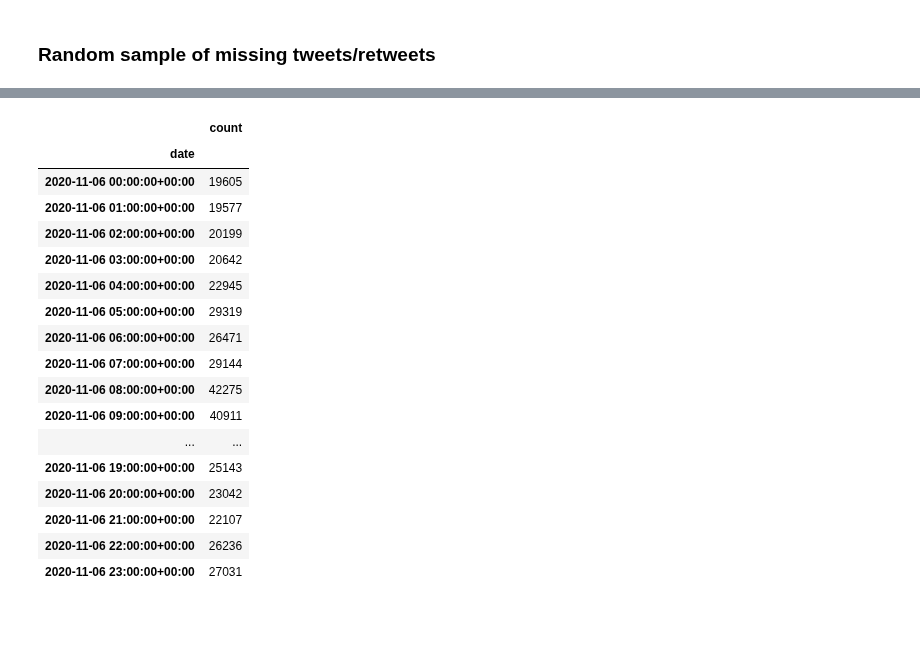
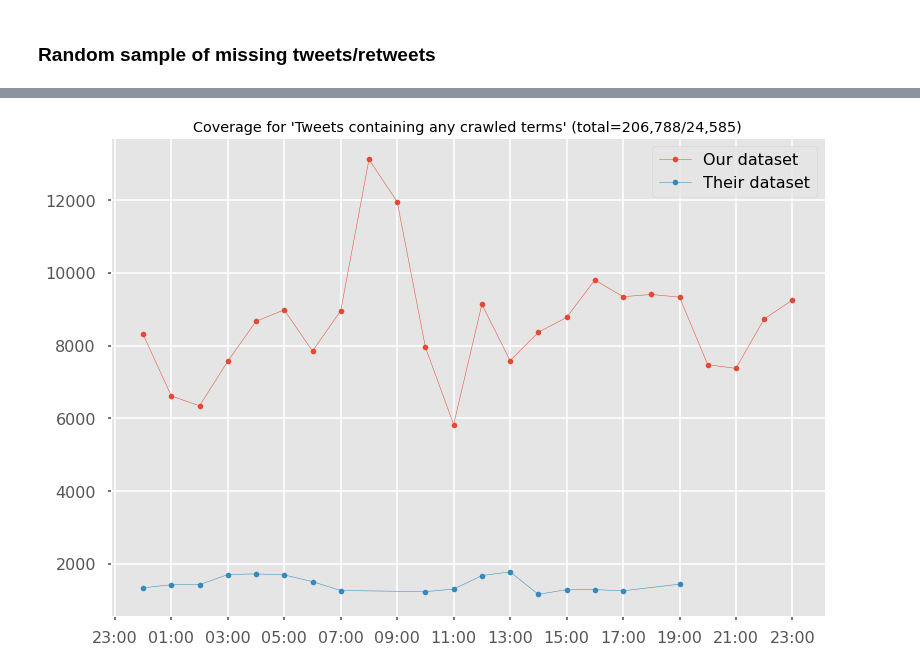
Before and after one commit to sTechLab/VoterFraud2020-analysis, a Jupyter notebook: notebooks/test_coverage.ipynb, the cells around one changed output, grey strips where cells are left out. Saved outputs shown, nothing was run; the diff lists cells and outputs as text; code cells hidden in the pictures; blank space fills up the shorter version.

Commit message:
Updated coverage notebook with more analysis & graphs

```diff
--- a/notebooks/test_coverage.ipynb
+++ b/notebooks/test_coverage.ipynb
@@ -13,3 +13,12 @@ import matplotlib.pyplot as plt
 import matplotlib.dates as mdates
 import numpy as np
 from data_tools import load_parsed_data
+# %%
+# Plot styles
+import matplotlib.style as style
+style.use('seaborn-poster')
+style.use('ggplot')
+# %%
+
+from data_tools import load_crawled_terms
+crawled_terms, crawled_hashtags, crawled_phrases = load_crawled_terms("../keywords-3nov.txt", split_hashtags=True)
@@ -285,21 +281,0 @@ tweet_df_by_hour[336:360]
-# %%
-retweet_df_by_hour[300:324]
-# %% [output]
-|  | count |
-| date |  |
-| 2020-11-06 00:00:00+00:00 | 19605 |
-| 2020-11-06 01:00:00+00:00 | 19577 |
-| 2020-11-06 02:00:00+00:00 | 20199 |
-| 2020-11-06 03:00:00+00:00 | 20642 |
-| 2020-11-06 04:00:00+00:00 | 22945 |
-| 2020-11-06 05:00:00+00:00 | 29319 |
-| 2020-11-06 06:00:00+00:00 | 26471 |
-| 2020-11-06 07:00:00+00:00 | 29144 |
-| 2020-11-06 08:00:00+00:00 | 42275 |
-| 2020-11-06 09:00:00+00:00 | 40911 |
-| ... | ... |
-| 2020-11-06 19:00:00+00:00 | 25143 |
-| 2020-11-06 20:00:00+00:00 | 23042 |
-| 2020-11-06 21:00:00+00:00 | 22107 |
-| 2020-11-06 22:00:00+00:00 | 26236 |
-| 2020-11-06 23:00:00+00:00 | 27031 |
@@ -305,0 +295,36 @@ retweet_df_by_hour[300:324]
+# %%
+def group_df_by_hour(df, column='timestamp'):
+    grouped_by_hour = (pd.to_datetime(df[column])
+        .dt.floor('H')
+        .value_counts()
+        .rename_axis('date')
+        .reset_index(name='count')).sort_values(by=['date'])
+    return grouped_by_hour.set_index('date')
+
+def plot_hourly_coverage(our_df, matching_df, title):
+    our_df_by_hour = group_df_by_hour(our_df)
+    matching_df_by_hour = group_df_by_hour(matching_df)
+
+    fig, ax = plt.subplots()
+
+    ax.plot(
+        our_df_by_hour["count"], label="Our dataset", marker=".", linestyle="-", linewidth=0.5
+    )
+
+    ax.plot(
+        matching_df_by_hour["count"], label="Their dataset", marker=".", linestyle="-", linewidth=0.5
+    )
+
+    ax.legend()
+
+    ax.xaxis.set_major_formatter(mdates.DateFormatter("%H:%M"))
+    ax.xaxis.set_major_locator(mdates.HourLocator(interval = 2))
+
+    ax.set_title("Coverage for '{}' (total={:,}/{:,})".format(title, len(our_df.index), len(matching_df.index)))
+
+    return fig
+# %%
+plot_hourly_coverage(tweet_df, matching_tweets_df, "Tweets containing any crawled terms")
+None
+# %% [output]
+[figure, added]
```
Also changed, not shown: parts of 17 cells of this notebook, 1 other file.
